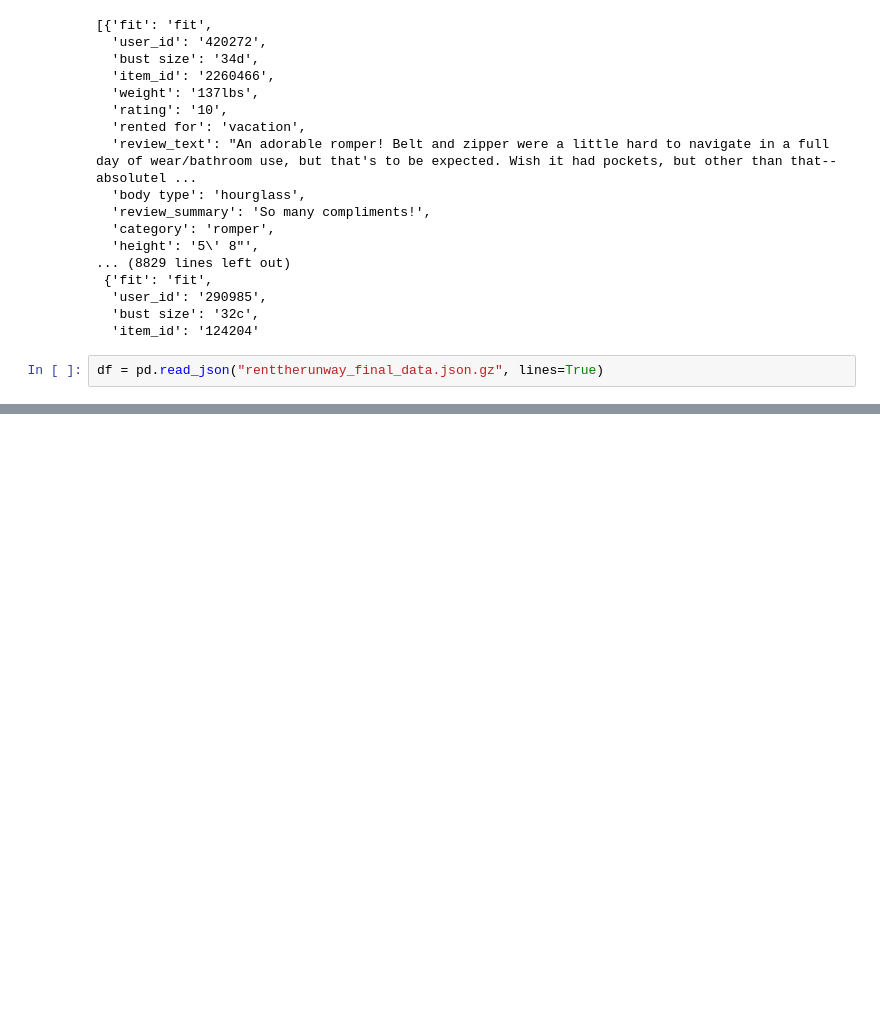
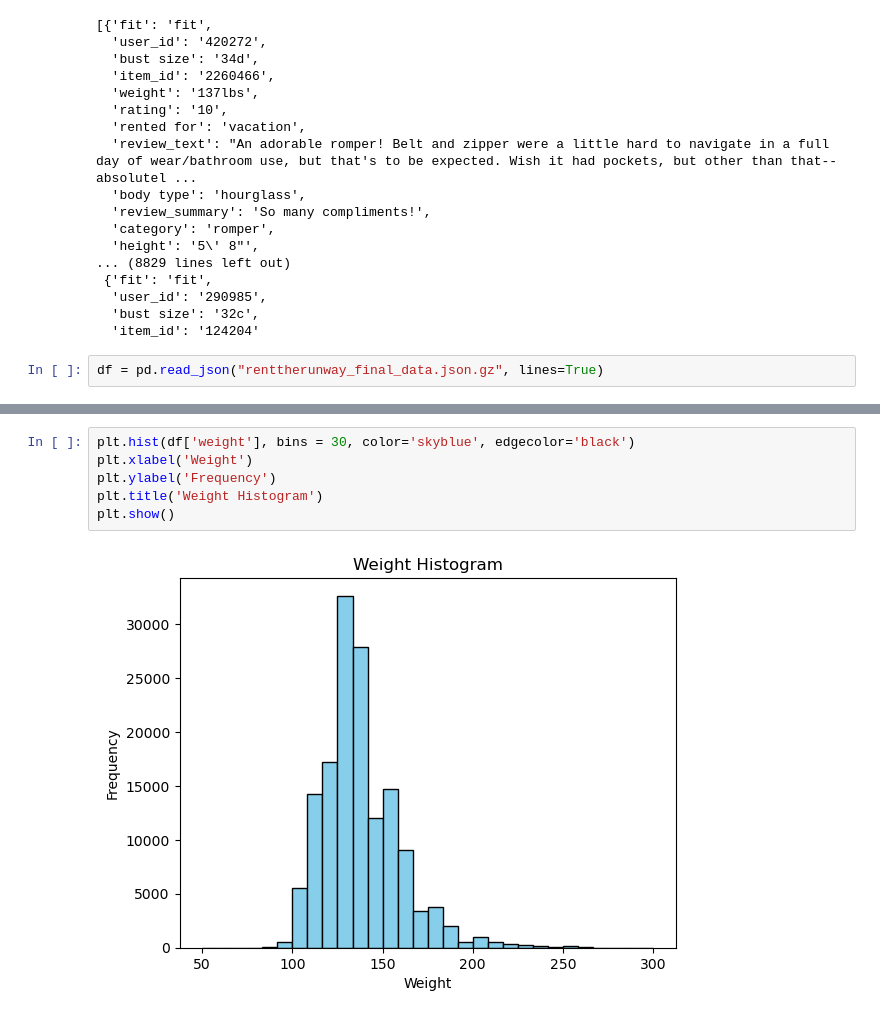
Before and after one commit to mofuwu/cse158_assignment2, a Jupyter notebook: assignment2_sean.ipynb, the cells around one changed output, grey strips where cells are left out. Cells and saved outputs as stored; diff of their text form; blank space fills up the shorter version.

```diff
--- a/assignment2_sean.ipynb
+++ b/assignment2_sean.ipynb
@@ -62,3 +93,11 @@ Name: age, Length: 192544, dtype: float64
+# %%
+plt.hist(df['weight'], bins = 30, color='skyblue', edgecolor='black')
+plt.xlabel('Weight')
+plt.ylabel('Frequency')
+plt.title('Weight Histogram')
+plt.show()
+# %% [output]
+[figure, added]
 # %%
 plt.hist(df['age'], bins=30, color='skyblue', edgecolor='black')
 plt.xlabel('Age')
```
Also changed, not shown: parts of 24 cells of this notebook, 1 other file.
